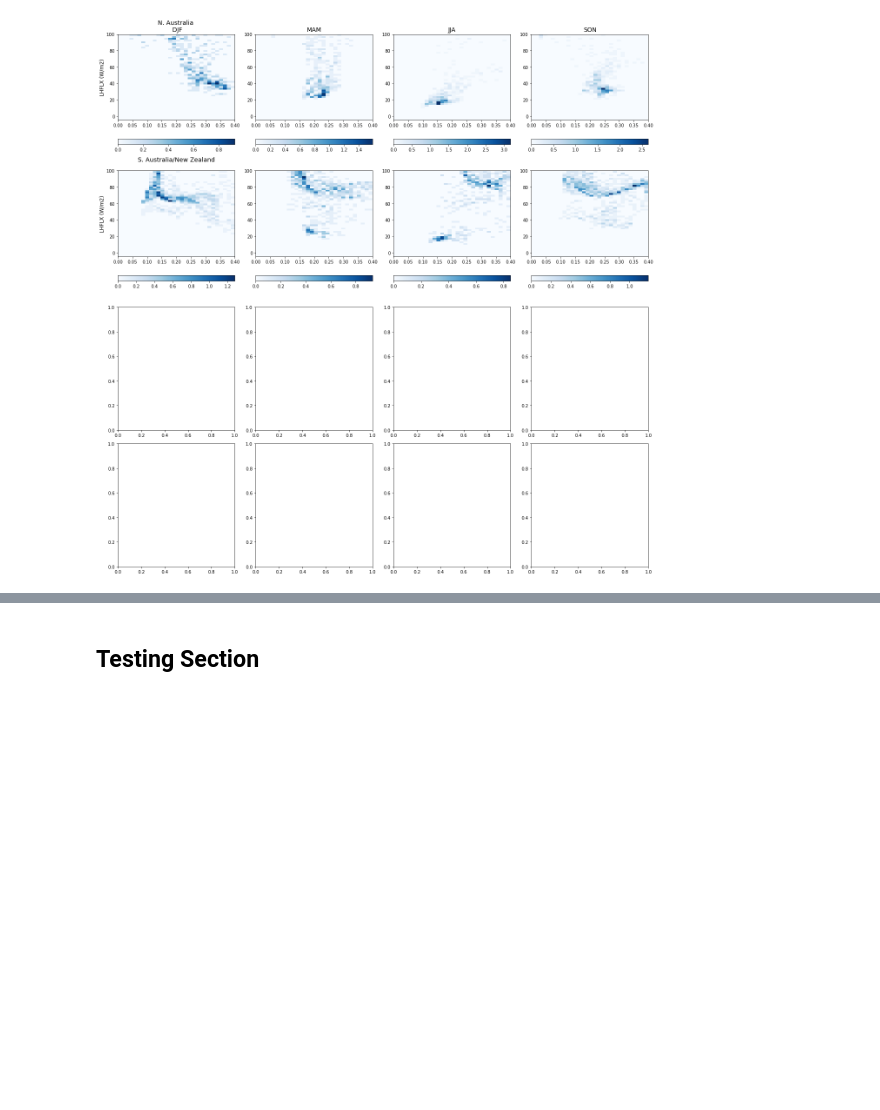
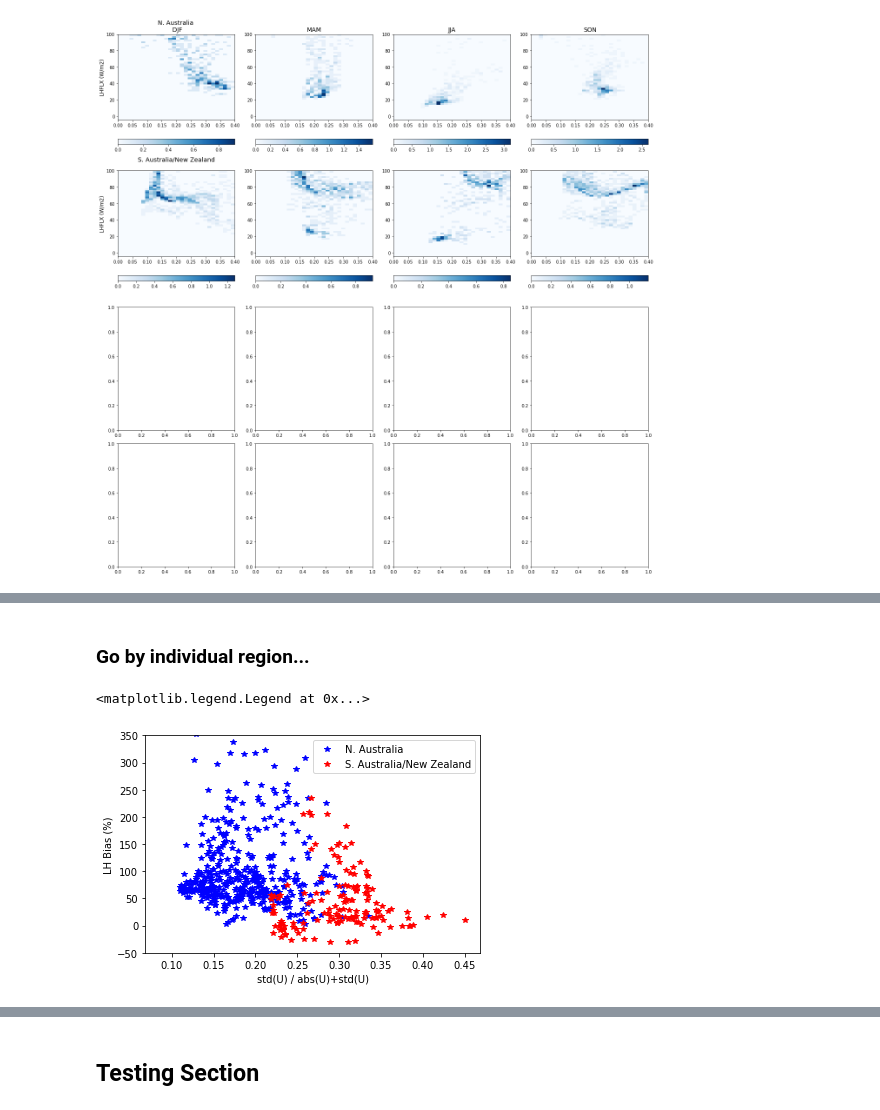
Before and after one commit to megandevlan/CLUBB_statistics, a Jupyter notebook: Regional_CLUBBwithFluxes.ipynb, the cells around one changed output, grey strips where cells are left out. Cells and saved outputs as stored; diff of their text form; code cells hidden in the pictures; blank space fills up the shorter version.

```diff
--- a/Regional_CLUBBwithFluxes.ipynb
+++ b/Regional_CLUBBwithFluxes.ipynb
@@ -414,0 +425,6 @@ fig.savefig(fileDir+'UP2-LH_2Dhistogram_regionalSet-7.pdf')
+# %%
+# Read in ratio (and dates) of U vs. std(U) [standardized version, from ~0-1]
+saveDir  = '/Users/meganfowler/Documents/NCAR/Analysis/CLUBB_initial/data/'
+saveFile = 'standardized_UvUstd_1979-2014.p'
+
+STDfraction_sel, dates = pickle.load( open(saveDir+saveFile, "rb") )
@@ -414,0 +502,42 @@ fig.savefig(fileDir+'UP2-LH_2Dhistogram_regionalSet-7.pdf')
+# %% [markdown]
+### Go by individual region...
+# %%
+# Get indices of selected region
+iReg = 25
+rSel = RegMask.sel(region=iReg)
+rMask1 = np.full([len(lat),len(lon)],np.nan)
+rMask1[rSel==True] = 1
+
+#  Isolate regions of variables, flatten arrays
+bias_regSel1   = (LH_biasPct.values*rMask1).reshape([len(lon)*len(lat)])
+ratio_regSel1  = (STDfraction_annMean*rMask1).reshape([len(lon)*len(lat)])
+
+# Add to plot
+plt.plot(ratio_regSel1, bias_regSel1,'b*')
+plt.xlabel('std(U) / abs(U)+std(U)')
+plt.ylabel('LH Bias (%)')
+
+
+
+# -- Add S. Australia too
+iReg = 26
+rSel2 = RegMask.sel(region=iReg)
+rMask2 = np.full([len(lat),len(lon)],np.nan)
+rMask2[rSel2==True] = 1
+
+#  Isolate regions of variables, flatten arrays
+bias_regSel2   = (LH_biasPct.values*rMask2).reshape([len(lon)*len(lat)])
+ratio_regSel2  = (STDfraction_annMean*rMask2).reshape([len(lon)*len(lat)])
+
+# Add to plot
+plt.plot(ratio_regSel2, bias_regSel2,'r*')
+plt.xlabel('std(U) / abs(U)+std(U)')
+plt.ylabel('LH Bias (%)')
+
+
+
+plt.ylim([-50,350])
+plt.legend([RegMask.names.values[24], RegMask.names.values[25]])
+# %% [output]
+<matplotlib.legend.Legend at 0x...>
+[figure, added]
```
Also changed, not shown: parts of 11 cells of this notebook.
